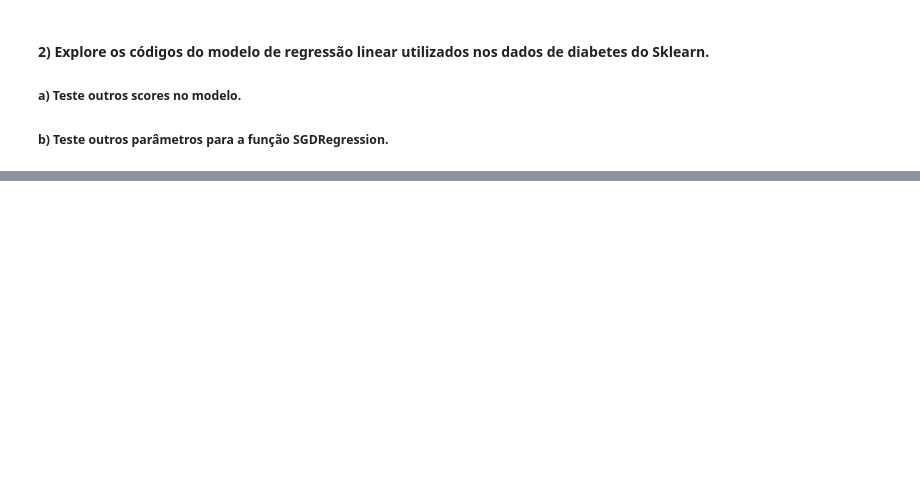
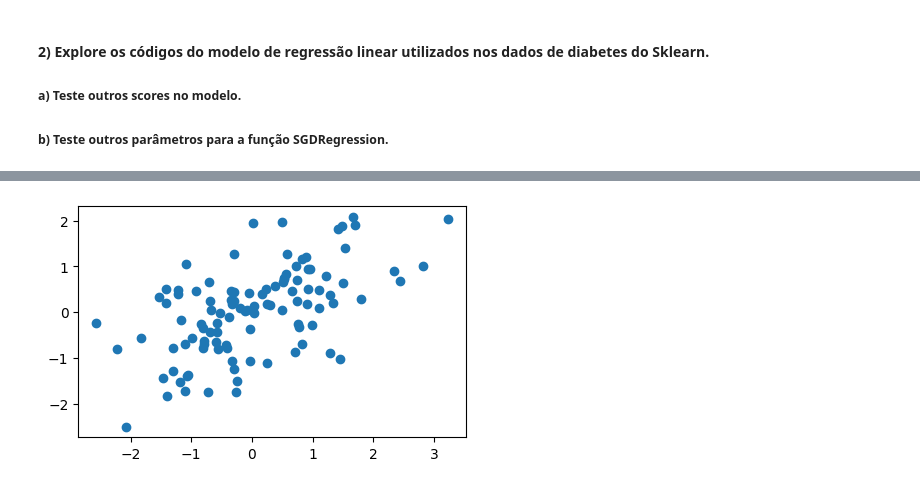
Before and after one commit to r2nery/ml-comp-methods, a Jupyter notebook: modulo-3.ipynb, the cells around one changed output, grey strips where cells are left out. Saved outputs shown, nothing was run; the diff lists cells and outputs as text; code cells hidden in the pictures; blank space fills up the shorter version.

```diff
--- a/modulo-3.ipynb
+++ b/modulo-3.ipynb
@@ -500,0 +544,24 @@ Fitting 5 folds for each of 50 candidates, totalling 250 fits
+# %%
+# Gerando as variáveis
+
+# Definindo a matriz de covariância
+n = 105
+cov_value = 0.5
+cov_matrix = np.full((n, n), cov_value)
+np.fill_diagonal(cov_matrix, 1)
+
+# Decomposição de Cholesky
+chol_decomp = np.linalg.cholesky(cov_matrix)
+
+# Gerando variáveis independentes
+independent_vars = np.random.randn(n, n)
+
+# Transformando as variáveis independentes para obter as variáveis correlacionadas
+correlated_vars = independent_vars @ chol_decomp.T
+
+# plotando as variáveis
+plt.figure(figsize=(5, 3))
+plt.scatter(correlated_vars[:, 0], correlated_vars[:, 1])
+plt.show()
+# %% [output]
+[figure, added]
```
Also changed, not shown: parts of 25 cells of this notebook, 1 other file.
